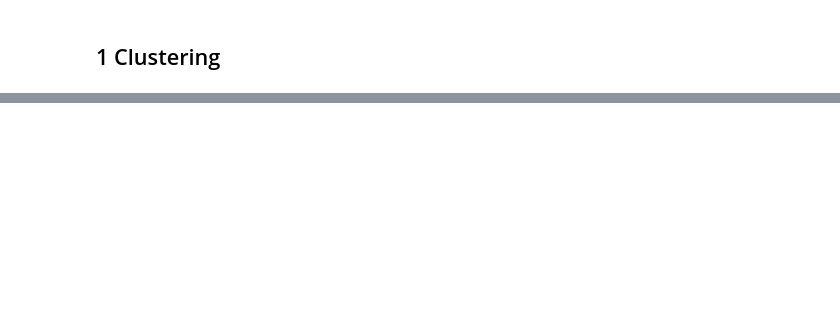
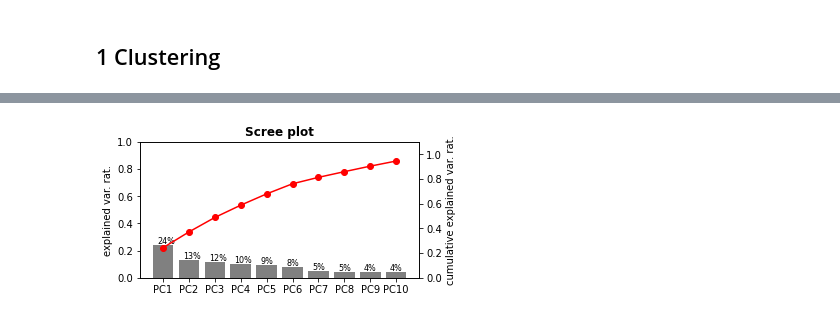
Before and after one commit to SmellyArmure/OC_DS_Project5, a Jupyter notebook: NOTEBOOKS/P5_Clustering.ipynb, the cells around one changed output, grey strips where cells are left out. Cells and saved outputs as stored; diff of their text form; code cells hidden in the pictures; blank space fills up the shorter version.

```diff
--- a/NOTEBOOKS/P5_Clustering.ipynb
+++ b/NOTEBOOKS/P5_Clustering.ipynb
@@ -253,0 +321,24 @@ plt.hist(ser, bins=300);
+# %%
+from sklearn.decomposition import PCA
+
+exclude_cols = ['high_card__cust_zipcode','high_card__cust_city',
+                'high_card__main_prod_categ','high_card__cust_state']
+
+pca_cols = [c for c in df_cust_trans.columns if not c in exclude_cols]
+pca_cols = [c for c in pca_cols if not (('cat_' in c) or ('paytype' in c))]
+X = df_cust_trans.loc[:, pca_cols].values
+
+n_comp = 10
+pca = PCA(n_components=n_comp).fit(X)
+pca_df = pd.DataFrame(pca.components_,
+                      index=['PC'+str(i+1) for i in range(n_comp)],
+                      columns=pca_cols).T
+X_proj = pca.transform(X)
+# %%
+exp_var_rat = pca.explained_variance_ratio_
+scree_plot(col_names=pca_df.columns,
+           exp_var_rat=exp_var_rat,
+           ylim=(0,1), figsize=(5,2.5))
+plt.show()
+# %% [output]
+[figure, added]
```
Also changed, not shown: parts of 39 cells of this notebook, 2 other files.
